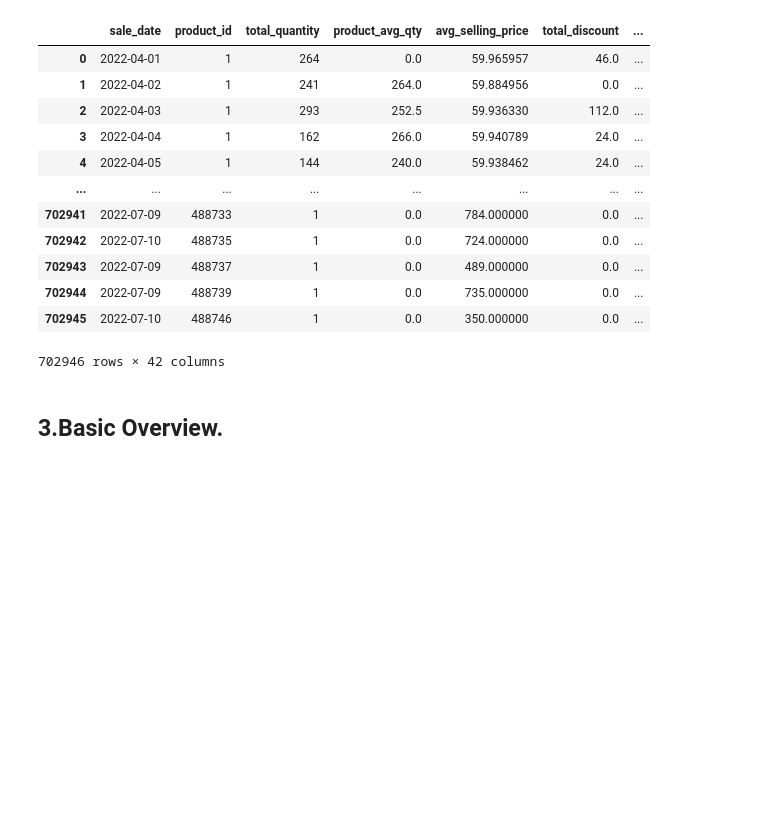
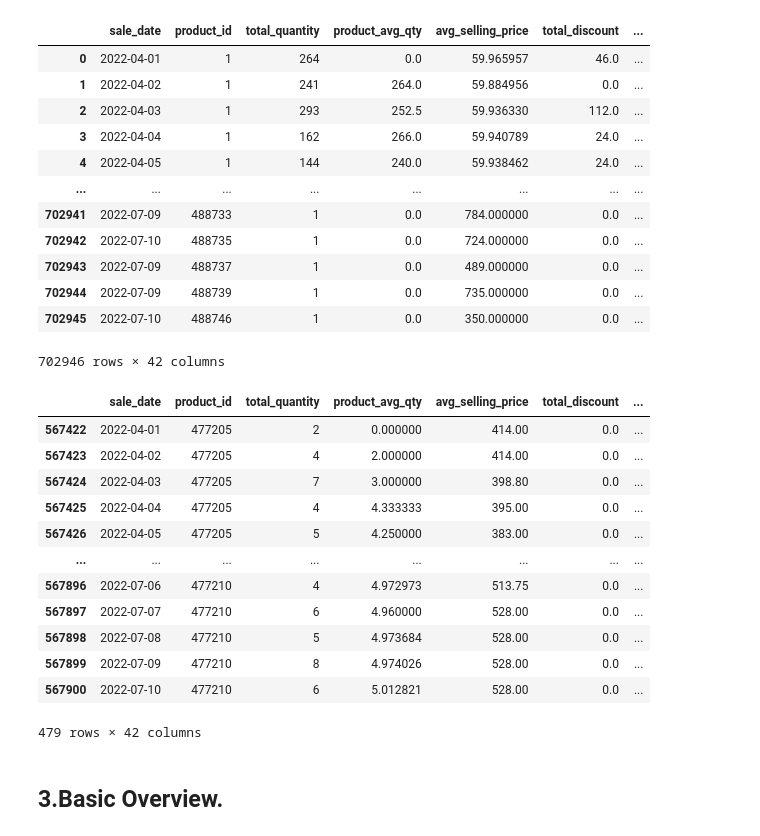
Before and after one commit to irfan-mohamed/demand-intelligence-system, a Jupyter notebook: notebooks/demand_forecasting_eda.ipynb, the cells around one changed output. Saved outputs shown, nothing was run; the diff lists cells and outputs as text; code cells hidden in the pictures; blank space fills up the shorter version.

```diff
--- a/notebooks/demand_forecasting_eda.ipynb
+++ b/notebooks/demand_forecasting_eda.ipynb
@@ -43,6 +43,22 @@ display(feature)
 | 702944 | 2022-07-09 | 488739 | 1 | 0.0 | 735.000000 | 0.0 | ... |
 | 702945 | 2022-07-10 | 488746 | 1 | 0.0 | 350.000000 | 0.0 | ... |
 702946 rows × 42 columns
+# %%
+feature[(feature['l1_category_id'] == 629)]
+# %% [output]
+|  | sale_date | product_id | total_quantity | product_avg_qty | avg_selling_price | total_discount | ... |
+| 567422 | 2022-04-01 | 477205 | 2 | 0.000000 | 414.00 | 0.0 | ... |
+| 567423 | 2022-04-02 | 477205 | 4 | 2.000000 | 414.00 | 0.0 | ... |
+| 567424 | 2022-04-03 | 477205 | 7 | 3.000000 | 398.80 | 0.0 | ... |
+| 567425 | 2022-04-04 | 477205 | 4 | 4.333333 | 395.00 | 0.0 | ... |
+| 567426 | 2022-04-05 | 477205 | 5 | 4.250000 | 383.00 | 0.0 | ... |
+| ... | ... | ... | ... | ... | ... | ... | ... |
+| 567896 | 2022-07-06 | 477210 | 4 | 4.972973 | 513.75 | 0.0 | ... |
+| 567897 | 2022-07-07 | 477210 | 6 | 4.960000 | 528.00 | 0.0 | ... |
+| 567898 | 2022-07-08 | 477210 | 5 | 4.973684 | 528.00 | 0.0 | ... |
+| 567899 | 2022-07-09 | 477210 | 8 | 4.974026 | 528.00 | 0.0 | ... |
+| 567900 | 2022-07-10 | 477210 | 6 | 5.012821 | 528.00 | 0.0 | ... |
+479 rows × 42 columns
 # %% [markdown]
 ## 3.Basic Overview.
 # %%
```
Also changed, not shown: 5 other files.
